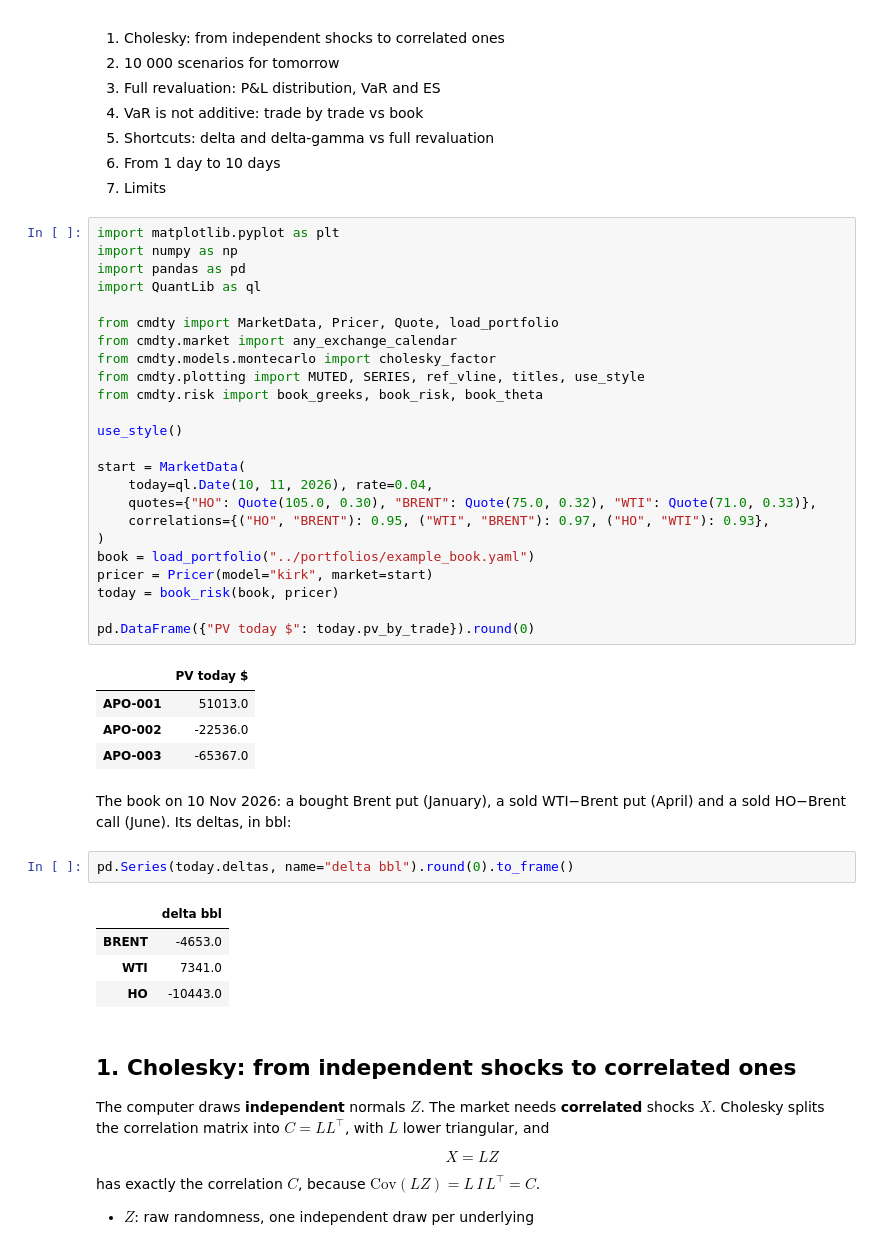
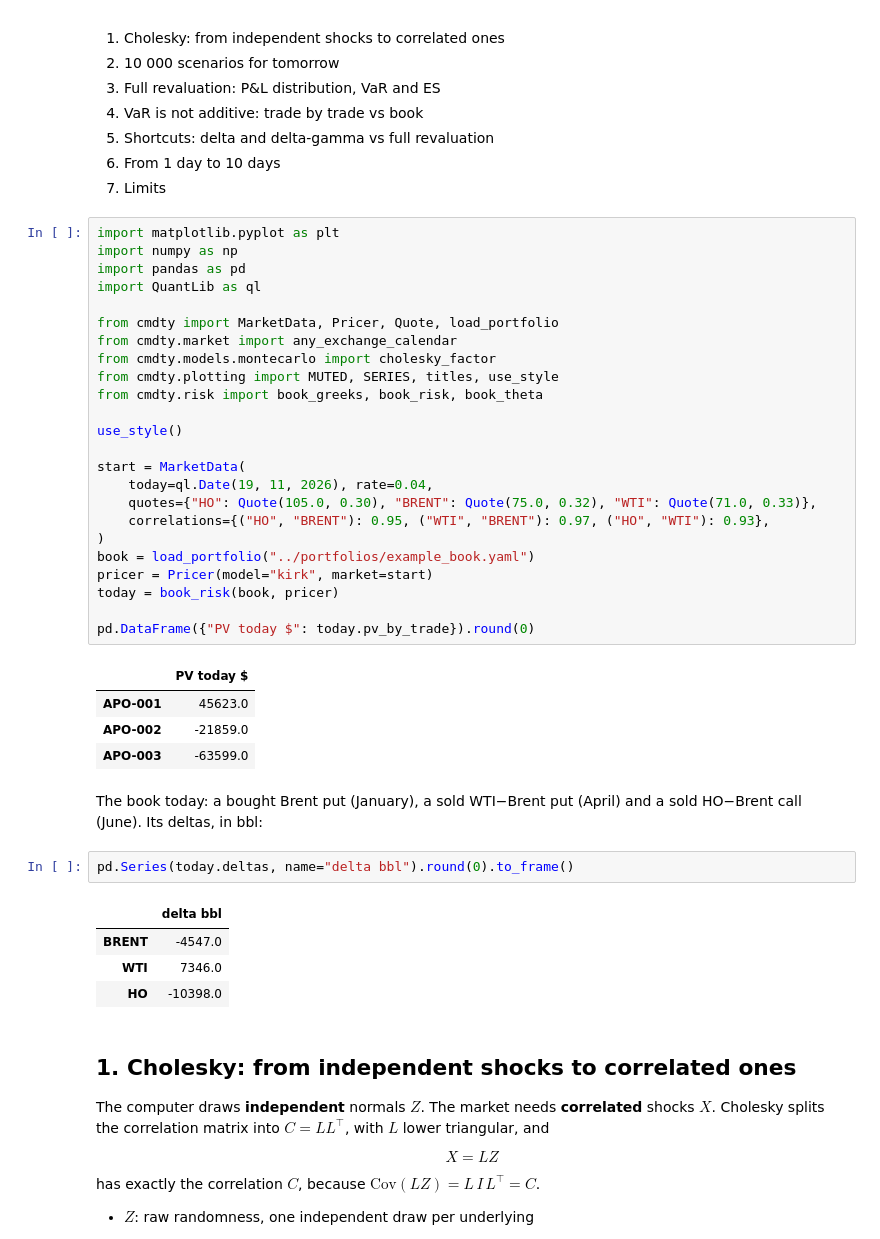
Before and after one commit to MiletoCarmelo/commodity-hedging, a Jupyter notebook: notebooks/05_monte_carlo_var.ipynb, the cells around one changed output. Saved outputs shown, nothing was run; the diff lists cells and outputs as text.

```diff
--- a/notebooks/05_monte_carlo_var.ipynb
+++ b/notebooks/05_monte_carlo_var.ipynb
@@ -24,42 +24,42 @@ The engine is the same as the Monte Carlo pricer (see `src/cmdty/models/MONTE_CA
 # %%
 import matplotlib.pyplot as plt
 import numpy as np
 import pandas as pd
 import QuantLib as ql
 
 from cmdty import MarketData, Pricer, Quote, load_portfolio
 from cmdty.market import any_exchange_calendar
 from cmdty.models.montecarlo import cholesky_factor
-from cmdty.plotting import MUTED, SERIES, ref_vline, titles, use_style
+from cmdty.plotting import MUTED, SERIES, titles, use_style
 from cmdty.risk import book_greeks, book_risk, book_theta
 
 use_style()
 
 start = MarketData(
-    today=ql.Date(10, 11, 2026), rate=0.04,
+    today=ql.Date(19, 11, 2026), rate=0.04,
     quotes={"HO": Quote(105.0, 0.30), "BRENT": Quote(75.0, 0.32), "WTI": Quote(71.0, 0.33)},
     correlations={("HO", "BRENT"): 0.95, ("WTI", "BRENT"): 0.97, ("HO", "WTI"): 0.93},
 )
 book = load_portfolio("../portfolios/example_book.yaml")
 pricer = Pricer(model="kirk", market=start)
 today = book_risk(book, pricer)
 
 pd.DataFrame({"PV today $": today.pv_by_trade}).round(0)
 # %% [output]
 |  | PV today $ |
-| APO-001 | 51013.0 |
-| APO-002 | -22536.0 |
-| APO-003 | -65367.0 |
+| APO-001 | 45623.0 |
+| APO-002 | -21859.0 |
+| APO-003 | -63599.0 |
 # %% [markdown]
-The book on 10 Nov 2026: a bought Brent put (January), a sold WTI−Brent put (April) and a
+The book today: a bought Brent put (January), a sold WTI−Brent put (April) and a
 sold HO−Brent call (June). Its deltas, in bbl:
 # %%
 pd.Series(today.deltas, name="delta bbl").round(0).to_frame()
 # %% [output]
 |  | delta bbl |
-| BRENT | -4653.0 |
-| WTI | 7341.0 |
-| HO | -10443.0 |
+| BRENT | -4547.0 |
+| WTI | 7346.0 |
+| HO | -10398.0 |
 # %% [markdown]
 ## 1. Cholesky: from independent shocks to correlated ones
 
```
Also changed, not shown: parts of 15 cells of this notebook, 1 other file.
